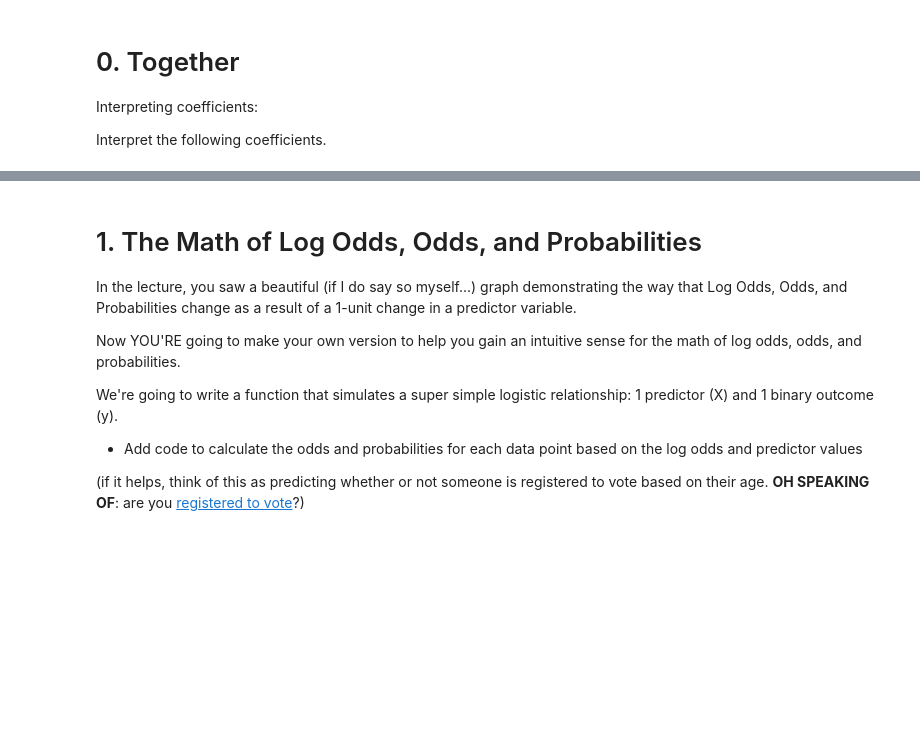
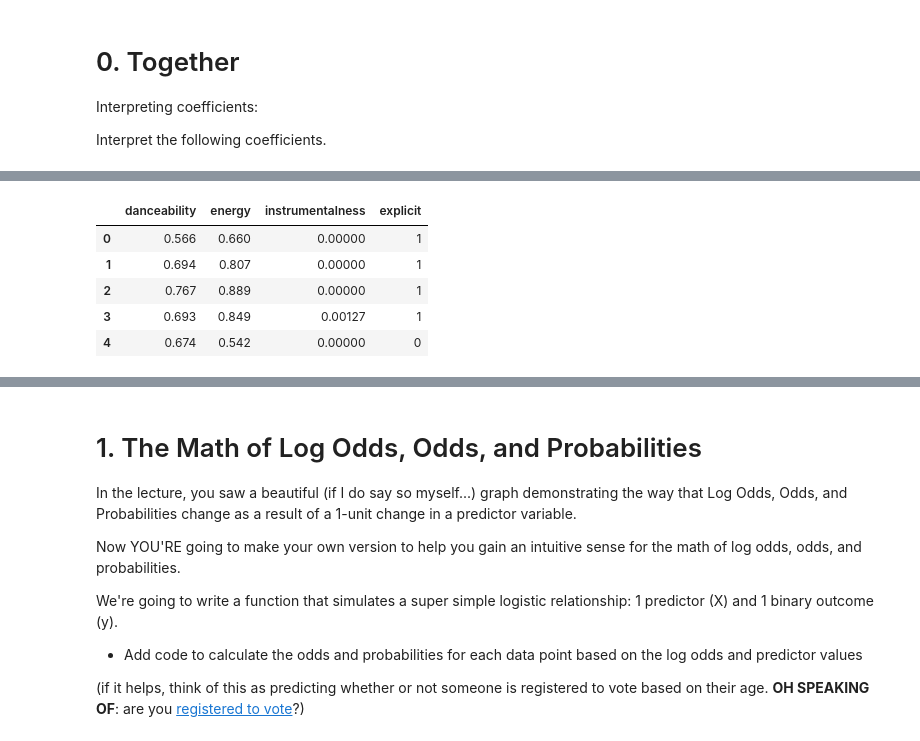
Before and after one commit to chelseaparlett/CPSC392ParlettPelleriti, a Jupyter notebook: Classwork/LogisticRegression_II_Class9.ipynb, the cells around one changed output, grey strips where cells are left out. Cells and saved outputs as stored; diff of their text form; code cells hidden in the pictures; blank space fills up the shorter version.

```diff
--- a/Classwork/LogisticRegression_II_Class9.ipynb
+++ b/Classwork/LogisticRegression_II_Class9.ipynb
@@ -37,0 +40,17 @@ d.head()
+# %%
+predictors = ["danceability", "energy", "instrumentalness", "explicit"]
+cont = ["danceability", "energy", "instrumentalness"]
+
+X = d[predictors]
+y = d["mode"]
+
+X_train, X_test, y_train, y_test = train_test_split(X, y, test_size=0.2,
+                                                    random_state = 123) #random_state makes sure we have the same split each time
+X.head()
+# %% [output]
+|  | danceability | energy | instrumentalness | explicit |
+| 0 | 0.566 | 0.660 | 0.00000 | 1 |
+| 1 | 0.694 | 0.807 | 0.00000 | 1 |
+| 2 | 0.767 | 0.889 | 0.00000 | 1 |
+| 3 | 0.693 | 0.849 | 0.00127 | 1 |
+| 4 | 0.674 | 0.542 | 0.00000 | 0 |
```
Also changed, not shown: parts of 3 cells of this notebook.
